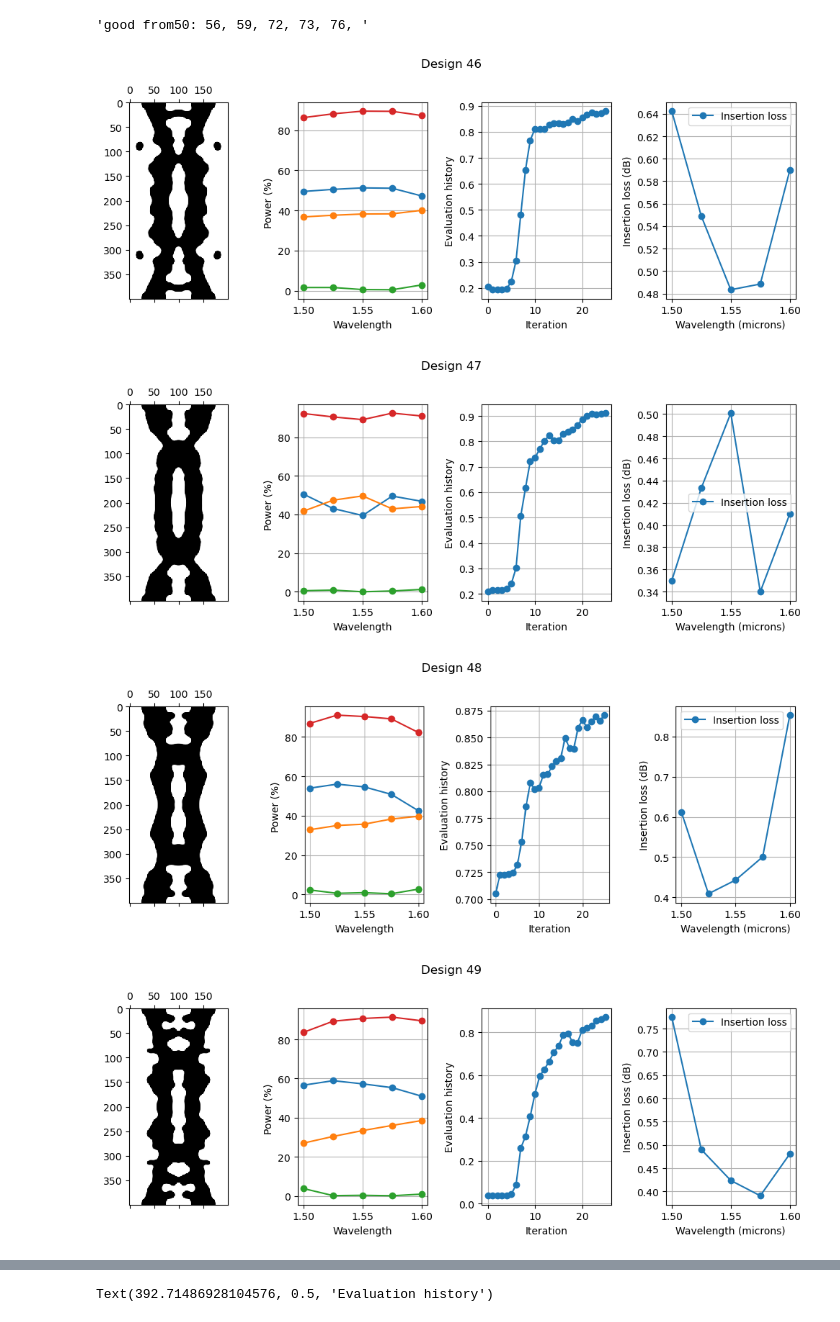
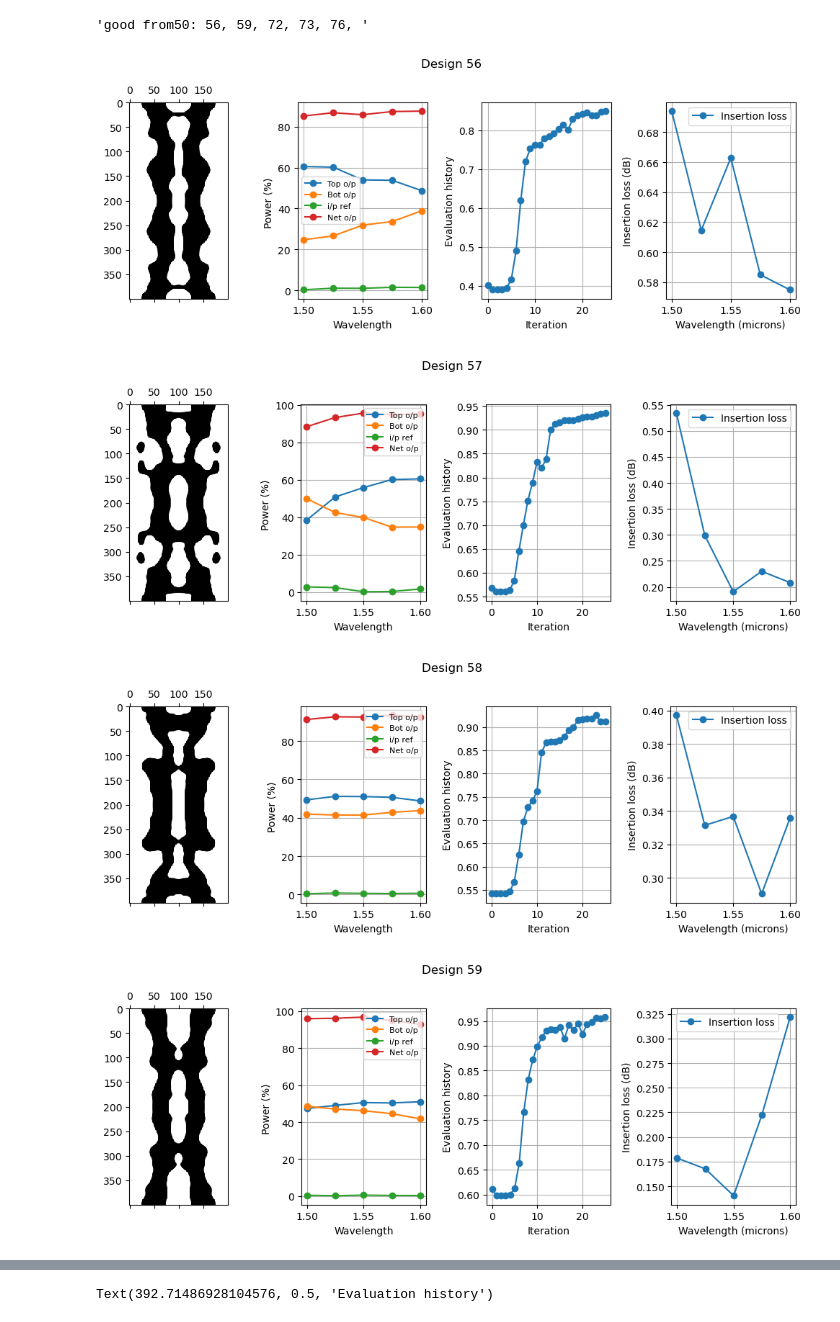
Before and after one commit to satadrudas/Nanophotonic_Design_Optimization_Using_Ising_Machine, a Jupyter notebook: MEEP codes/DC_2D_Dataset_generation/generated_design_verification2.ipynb, the cells around one changed output, grey strips where cells are left out. Cells and saved outputs as stored; diff of their text form; code cells hidden in the pictures.

```diff
--- a/MEEP codes/DC_2D_Dataset_generation/generated_design_verification2.ipynb
+++ b/MEEP codes/DC_2D_Dataset_generation/generated_design_verification2.ipynb
@@ -297,39 +297,39 @@ ref_profile = design[11]#np.abs(ref_coef) **2 / input_flux
 #des=np.load('/home/satadru/Nanophotonic_Design_Optimization_Using_Ising_Machine/MEEP codes/DC_2D_Dataset_generation/20.npy')
 #design[0]=mapping(des, eta_i, 10).reshape(400, 200)
 # %%
-for i in range(46, 57):
+for i in range(56, 59+1):
 
-    #design= np.load("optimized_designs/design_data" + str(i) + ".npy" ,allow_pickle=True)
-    #design= np.load("mixed_optimized_designs/gen_design_data" + str(i) + ".npy" ,allow_pickle=True)#584
-    design= np.load("mixed_optimized_designs2/gen_design_data" + str(i) + ".npy" ,allow_pickle=True)
+    #design= np.load("optimized_designs/design_data" + str(i) + ".npy" ,allow_pickle=True)#12
+    #design= np.load("mixed_optimized_designs/gen_design_data" + str(i) + ".npy" ,allow_pickle=True)#607
+    design= np.load("mixed_optimized_designs2/gen_design_data" + str(i) + ".npy" ,allow_pickle=True)#58
 
     fig, (ax1, ax2, ax3,ax4) = plt.subplots(1, 4, figsize=(10,4),tight_layout=True)
     fig.suptitle('Design '+ str(i))
     #fig.tight_layout()
     ax1.matshow(design[0], cmap='gray_r')
 
-    ax2.plot(1/frequencies,design[9]*100,'-o' ,label = 'Top Arm Output')
-    ax2.plot(1/frequencies,design[10]*100,'-o',label = 'Bottom Arm Output')
-    ax2.plot(1/frequencies,(design[11])*100,'-o',label = 'Input arm reflected')
+    ax2.plot(1/frequencies,design[9]*100,'-o' ,label = 'Top o/p')
+    ax2.plot(1/frequencies,design[10]*100,'-o',label = 'Bot o/p')
+    ax2.plot(1/frequencies,(design[11])*100,'-o',label = 'i/p ref')
 
-    ax2.plot(1/frequencies,(design[9] + design[10])*100,'-o',label = 'Net output power (%)')
+    ax2.plot(1/frequencies,(design[9] + design[10])*100,'-o',label = 'Net o/p')
     ax2.grid(True)
     ax2.set_xlabel('Wavelength')
     ax2.set_ylabel('Power (%) ')
-    #ax2.legend()
+    ax2.legend(fontsize=8)
 
     ax3.plot(design[6],'o-')
     ax3.grid(True)
     ax3.set_xlabel('Iteration')
     ax3.set_ylabel('Evaluation history')
 
     ax4.plot(1/frequencies,-10 * np.log10(design[9] + design[10]),'-o' ,label = 'Insertion loss')
     ax4.legend()
     ax4.grid(True)
     ax4.set_xlabel('Wavelength (microns)')
     ax4.set_ylabel('Insertion loss (dB)')
 # %% [output]
-[figure, old version]
+[figure, new version]
-[figure, old version]
+[figure, new version]
-[figure, old version]
+[figure, new version]
-[figure, old version]
+[figure, new version]
```
Also changed, not shown: parts of 1 cell of this notebook.
